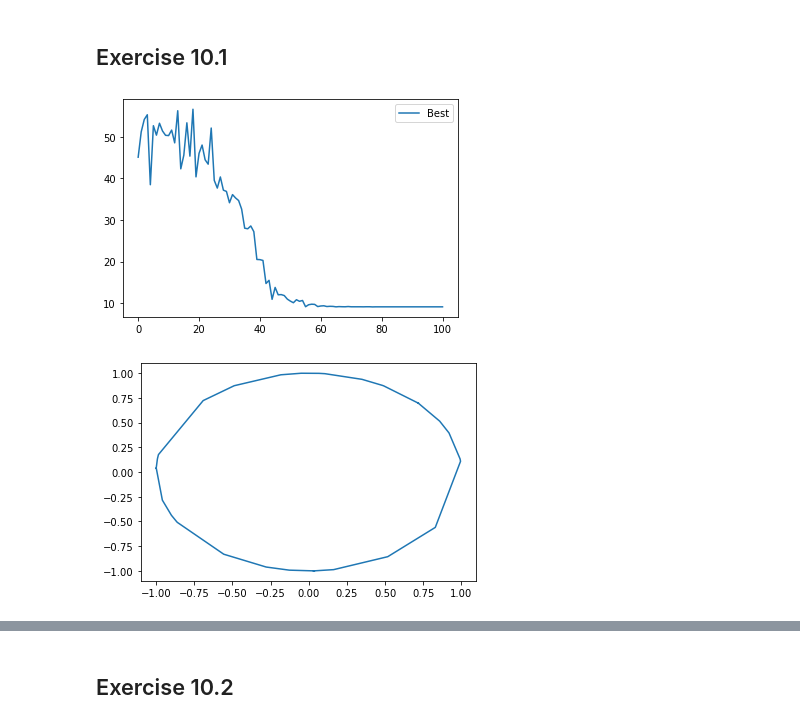
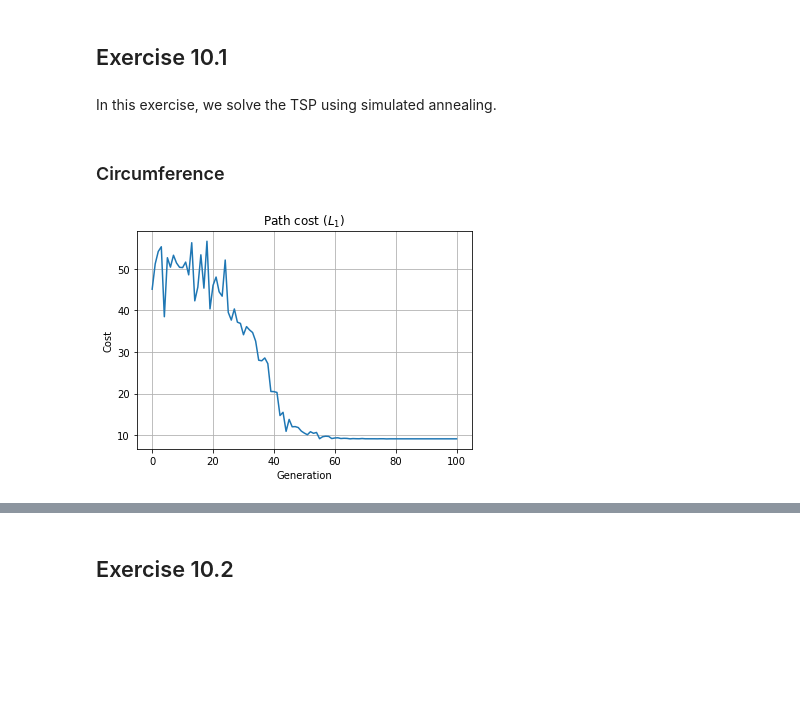
Before and after one commit to teozec/numerical-simulation, a Jupyter notebook: 10/10.ipynb, the cells around one changed output, grey strips where cells are left out. Saved outputs shown, nothing was run; the diff lists cells and outputs as text; code cells hidden in the pictures; blank space fills up the shorter version.

Commit message:
Comment exercise 10

```diff
--- a/10/10.ipynb
+++ b/10/10.ipynb
@@ -13,18 +13,24 @@ import numpy as np
 from matplotlib import pyplot as plt
 # %% [markdown]
 ## Exercise 10.1
+# %% [markdown]
+In this exercise, we solve the TSP using simulated annealing.
+# %% [markdown]
+### Circumference
 # %%
 cities = np.loadtxt("data/10.1-circ-cities.dat")
 out = np.loadtxt("data/10.1-circ-out.dat")
 best = np.loadtxt("data/10.1-circ-best.dat", dtype="int")
 best = np.append(best, best[0])
-
-x = np.arange(out.size)
-plt.plot(x, out, label="Best");
-plt.legend()
-plt.show()
-plt.plot(cities[best, 1], cities[best, 2]);
-plt.show()
-# %% [output]
-[figure, removed]
-[figure, removed]
+# %%
+x = np.arange(out.size)
+plt.plot(x, out, label="Best");
+
+plt.grid()
+plt.title("Path cost ($L_1$)")
+plt.xlabel("Generation")
+plt.ylabel("Cost")
+
+plt.show()
+# %% [output]
+[figure, added]
```
Also changed, not shown: parts of 14 cells of this notebook, 17 other files.
